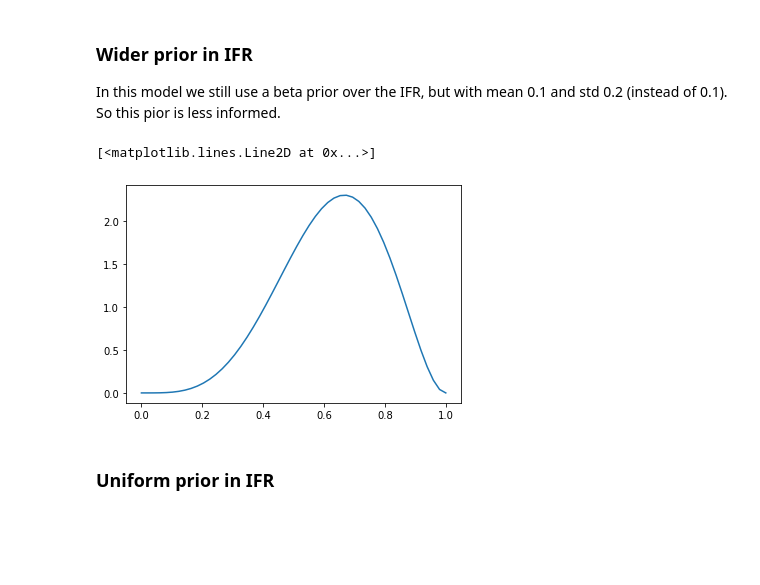
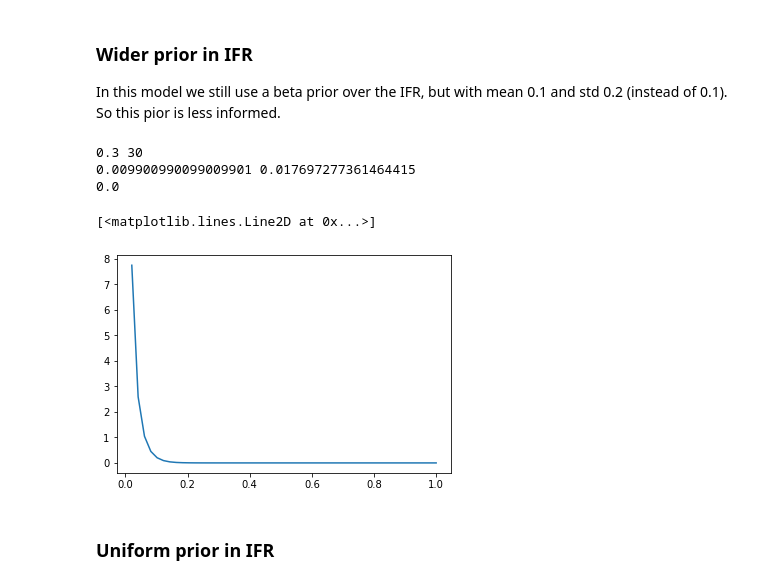
Before and after one commit to matthias-k/analysis-heinsberg-study, a Jupyter notebook: Heinsberg-Study-Model1-Germany-as-NegBinomial.ipynb, the cells around one changed output. Cells and saved outputs as stored; diff of their text form; code cells hidden in the pictures; blank space fills up the shorter version.

```diff
--- a/Heinsberg-Study-Model1-Germany-as-NegBinomial.ipynb
+++ b/Heinsberg-Study-Model1-Germany-as-NegBinomial.ipynb
@@ -313,14 +313,26 @@ Here we test how much the prior over the IFR matters for the results.
 ### Wider prior in IFR
 
 In this model we still use a beta prior over the IFR, but with mean 0.1 and std 0.2 (instead of 0.1). So this pior is less informed.
-# %%
-xs = np.linspace(0, 1)
-ys = dist.beta(a=5, b=3).pdf(xs)
-
-plt.plot(xs, ys)
-# %% [output]
-[<matplotlib.lines.Line2D at 0x...>]
-[figure, removed]
+# %%
+xs = np.linspace(0, 1)
+mean = 0.01
+sd = 0.02
+#a = beta_a(mean=mean, var=sd**2)
+#b = beta_b(mean=mean, var=sd**2)
+a = 0.3
+b = 30
+print(a, b)
+d = dist.beta(a=a, b=b)
+print(d.mean(), d.std())
+ys = d.pdf(xs)
+print(ys[-1])
+plt.plot(xs, ys)
+# %% [output]
+0.3 30
+0.009900990099009901 0.017697277361464415
+0.0
+[<matplotlib.lines.Line2D at 0x...>]
+[figure, added]
 # %%
 with pm.Model() as model_1:
     # the infection rate is given as 0.1553 [0.1231, 0.1896].
```
Also changed, not shown: parts of 4 cells of this notebook, 1 other file.
